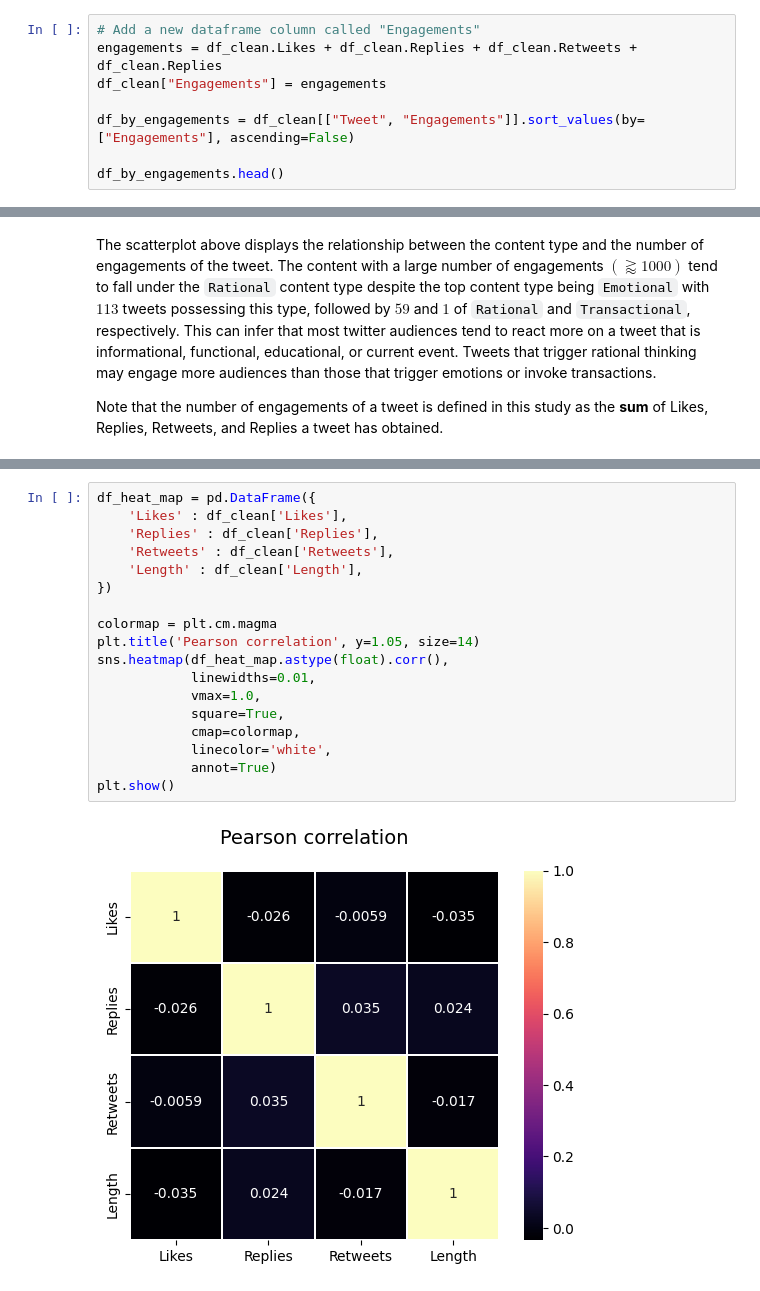
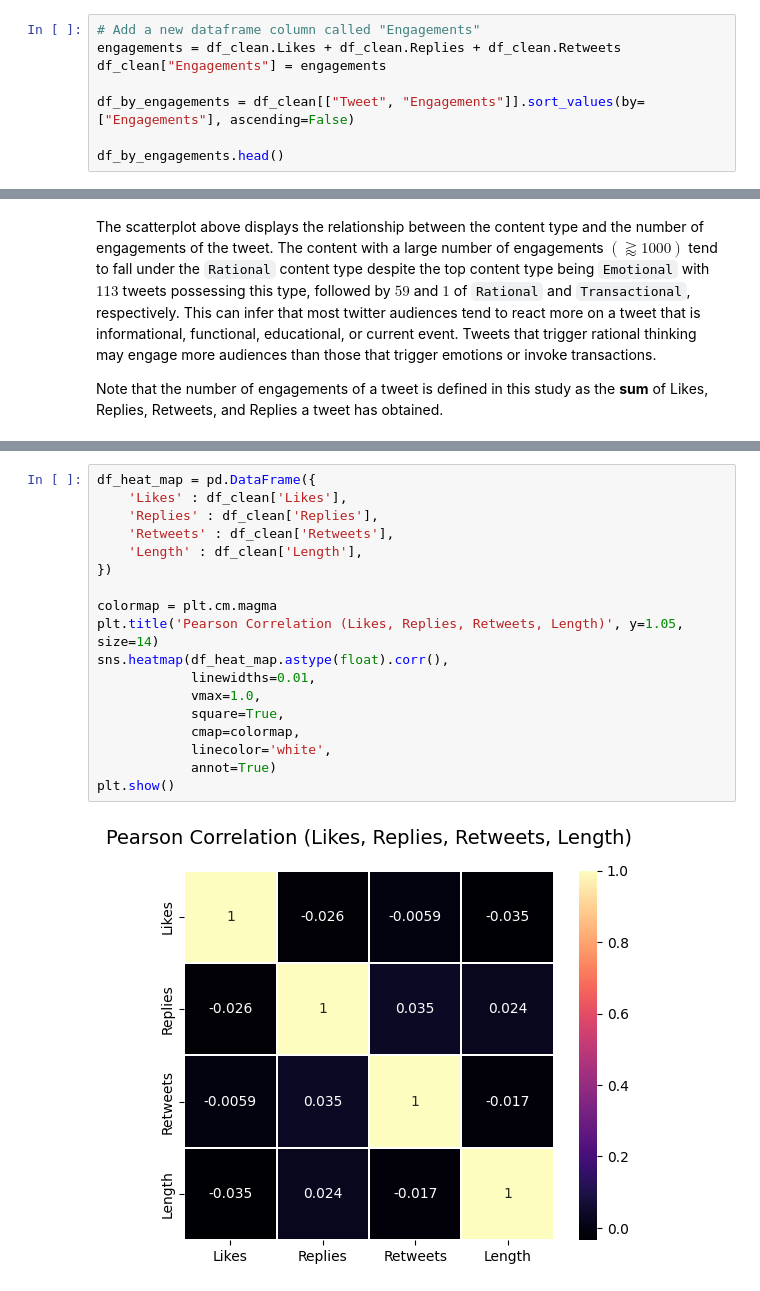
Before and after one commit to ShiroeLH/CS-132-PH-Twitter-Mis-Disinformation-Analysis, a Jupyter notebook: analysis/analysis.ipynb, the cells around one changed output, grey strips where cells are left out. Drawn from its saved outputs; the diff is of its cells as text.

```diff
--- a/analysis/analysis.ipynb
+++ b/analysis/analysis.ipynb
@@ -614,7 +653,7 @@ emoji_cloud.generate(" ".join(["{} ".format(e) * number for e, number in top_twe
 ## Tweet Engagements
 # %%
 # Add a new dataframe column called "Engagements"
-engagements = df_clean.Likes + df_clean.Replies + df_clean.Retweets + df_clean.Replies
+engagements = df_clean.Likes + df_clean.Replies + df_clean.Retweets
 df_clean["Engagements"] = engagements
 
 df_by_engagements = df_clean[["Tweet", "Engagements"]].sort_values(by=["Engagements"], ascending=False)
@@ -840,20 +879,20 @@ Text(0.5, 0, 'Engagements (Likes + Replies + Retweets + Replies)')
 # %%
 df_heat_map = pd.DataFrame({
     'Likes' : df_clean['Likes'],
     'Replies' : df_clean['Replies'],
     'Retweets' : df_clean['Retweets'],
     'Length' : df_clean['Length'],
 })
 
 colormap = plt.cm.magma
-plt.title('Pearson correlation', y=1.05, size=14)
+plt.title('Pearson Correlation (Likes, Replies, Retweets, Length)', y=1.05, size=14)
 sns.heatmap(df_heat_map.astype(float).corr(),
             linewidths=0.01,
             vmax=1.0,
             square=True,
             cmap=colormap,
             linecolor='white',
             annot=True)
 plt.show()
 # %% [output]
-[figure, old version]
+[figure, new version]
```
Also changed, not shown: parts of 11 cells of this notebook.
